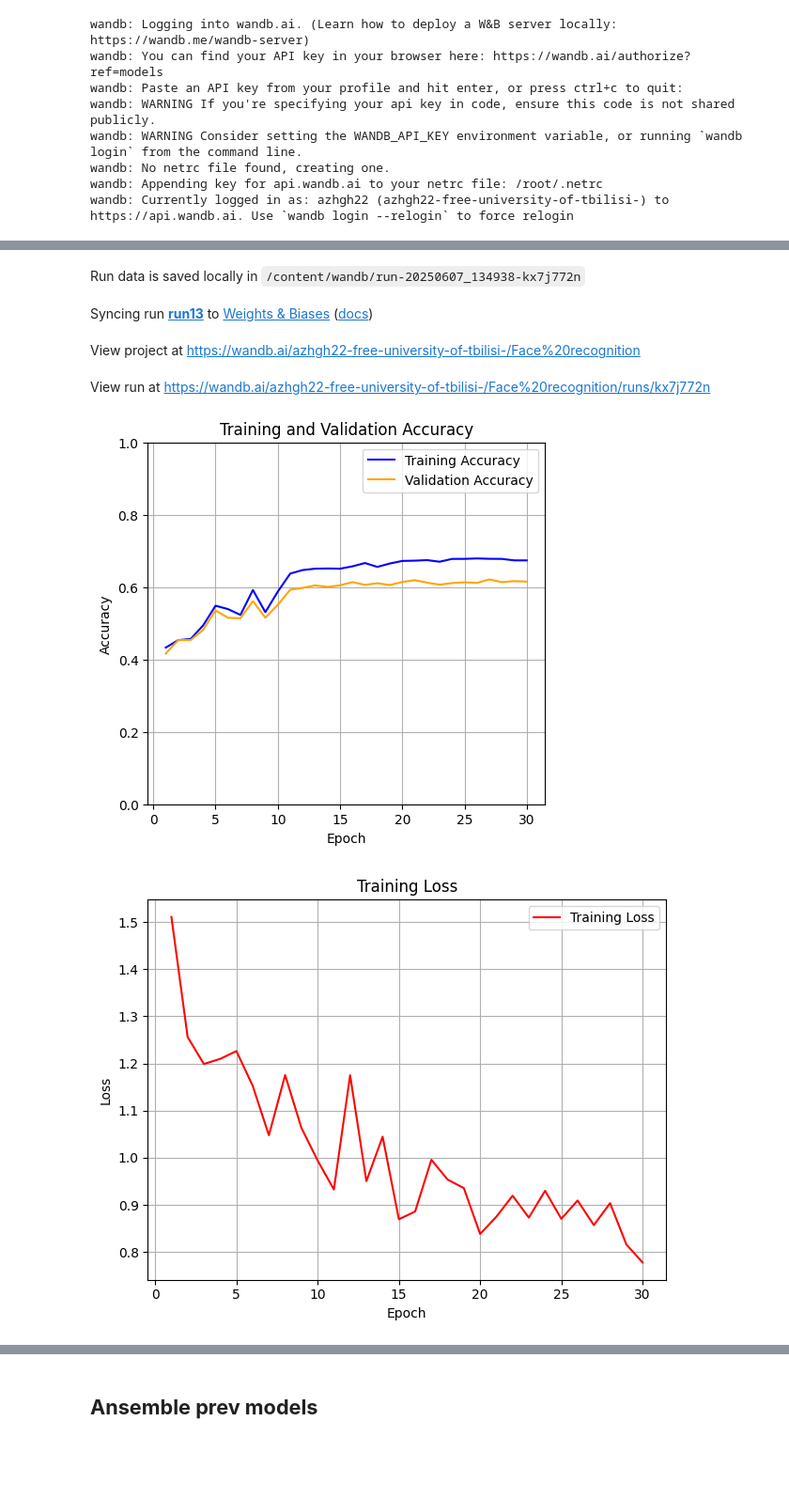
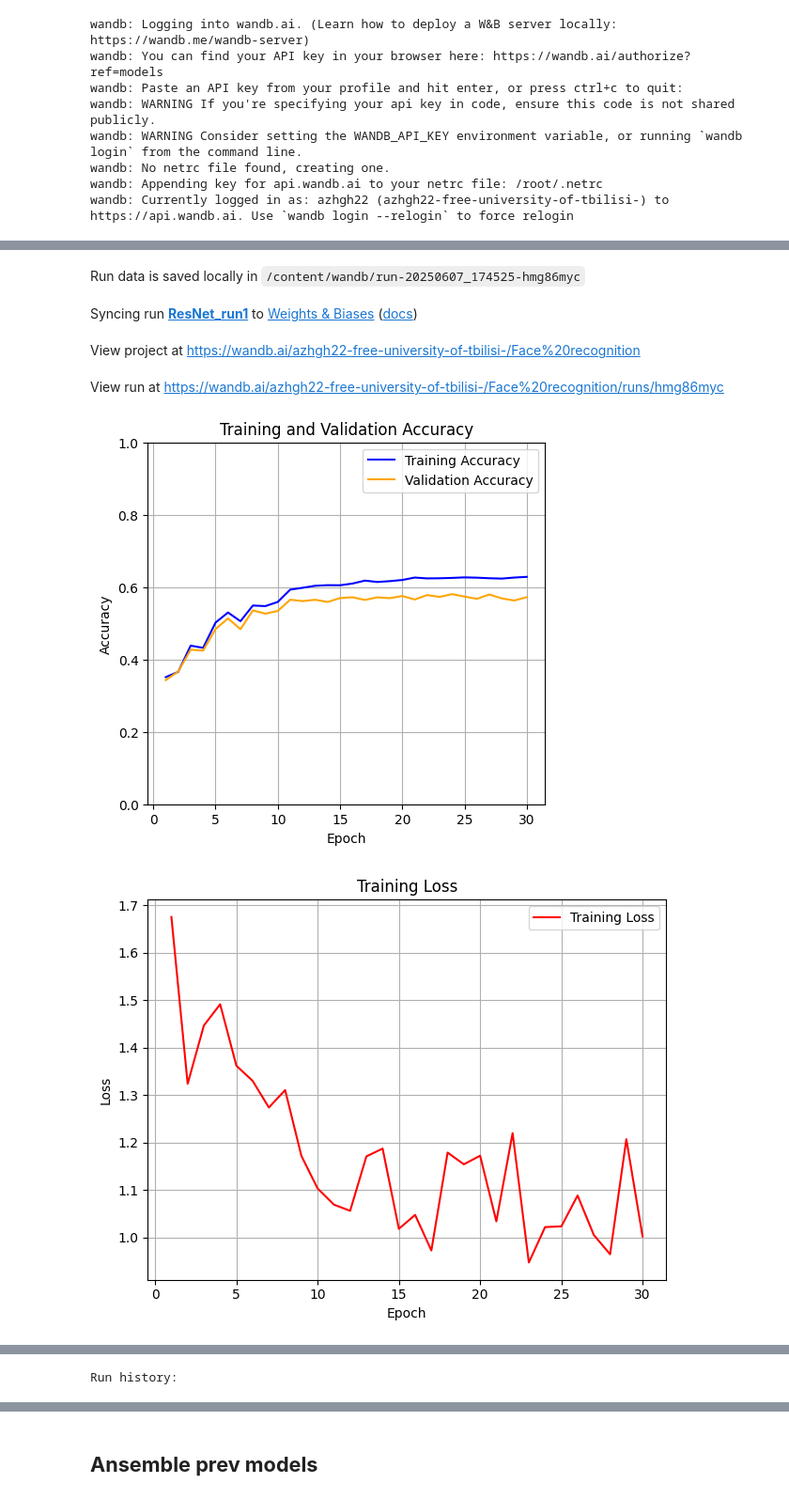
Before and after one commit to azhgh22/ML04_Facial_Expression_Recognition_Challenge, a Jupyter notebook: ResNet.ipynb, the cells around one changed output, grey strips where cells are left out. Shown at 94% size. Cells and saved outputs as stored; diff of their text form; code cells hidden in the pictures; blank space fills up the shorter version.

```diff
--- a/ResNet.ipynb
+++ b/ResNet.ipynb
@@ -195,9 +195,9 @@ class ResidualBlock(nn.Module):
 
         return out
 
-class FacialExpressionResNet(nn.Module):
+class ResNet(nn.Module):
     def __init__(self, num_classes=7, dropout_rate=0.5):
-        super(FacialExpressionResNet, self).__init__()
+        super(ResNet, self).__init__()
 
         self.conv1 = nn.Conv2d(1, 64, kernel_size=7, stride=2, padding=3, bias=False)
         self.bn1 = nn.BatchNorm2d(64)
@@ -351,7 +351,7 @@ def train(model, optimizer,scheduler ,train_data_loader,epochs=1,val_data_loader
         scheduler.step()
     return val_epoch_evol_acc, train_epoch_evol_acc, train_epoch_evol_loss
 # %%
-model = EmotionNet().cuda()
+model = FacialExpressionResNet().cuda()
 
 LR = 10**-3
 EPOCHS=30
@@ -461,13 +461,13 @@ config = {
     "learning_rate": LR,
     "batch_size" : BATCH_SIZE,
     "epochs" : EPOCHS,
-    "architecture": "3 CNN net(32,64,128,256,512) channels",
+    "architecture": "ResNet",
     "optimizer" : "Adam",
     "loss function" : "Cross-entropy loss",
-    "architecture" : "run13",
+    "architecture" : "ResNet_run1",
     "activation function" : "Relu",
-    "batchnorm" : "No",
-    "drop out" : [0.6,0.2,0,2],
+    "batchnorm" : "Yes",
+    "drop out" : 0.1,
     "weight_decay" : 0,
     "maxPullLayer" : "2x2",
     "RandomHorizontalFlip": "Yes",
@@ -538,7 +538,7 @@ run.save("val_train_accuracy.png")
 
 
 x = torch.randn(1, 1, 48, 48) # Example input
-model_graph = draw_graph(EmotionNet(), input_size=x.shape, expand_nested=True)
+model_graph = draw_graph(ResNet(), input_size=x.shape, expand_nested=True)
 model_graph.visual_graph.render("model_arch", format="png")
 
 # run.save("model_arch.png");
@@ -565,7 +556,7 @@ wandb: Currently logged in as: azhgh22 (azhgh22-free-university-of-tbilisi-) to
 Tracking run with wandb version 0.20.1
-Run data is saved locally in /content/wandb/run-20250607_134938-kx7j772n
+Run data is saved locally in /content/wandb/run-20250607_174525-hmg86myc
-Syncing run run13 to Weights & Biases (docs)
+Syncing run ResNet_run1 to Weights & Biases (docs)
 View project at https://wandb.ai/azhgh22-free-university-of-tbilisi-/Face%20recognition
-View run at https://wandb.ai/azhgh22-free-university-of-tbilisi-/Face%20recognition/runs/kx7j772n
+View run at https://wandb.ai/azhgh22-free-university-of-tbilisi-/Face%20recognition/runs/hmg86myc
-[figure, old version]
+[figure, new version]
-[figure, old version]
+[figure, new version]
@@ -572,0 +564 @@ View run at https://wandb.ai/azhgh22-free-university-of-tbilisi-/Face%20recognit
+Run history:
```
Also changed, not shown: parts of 8 cells of this notebook.
